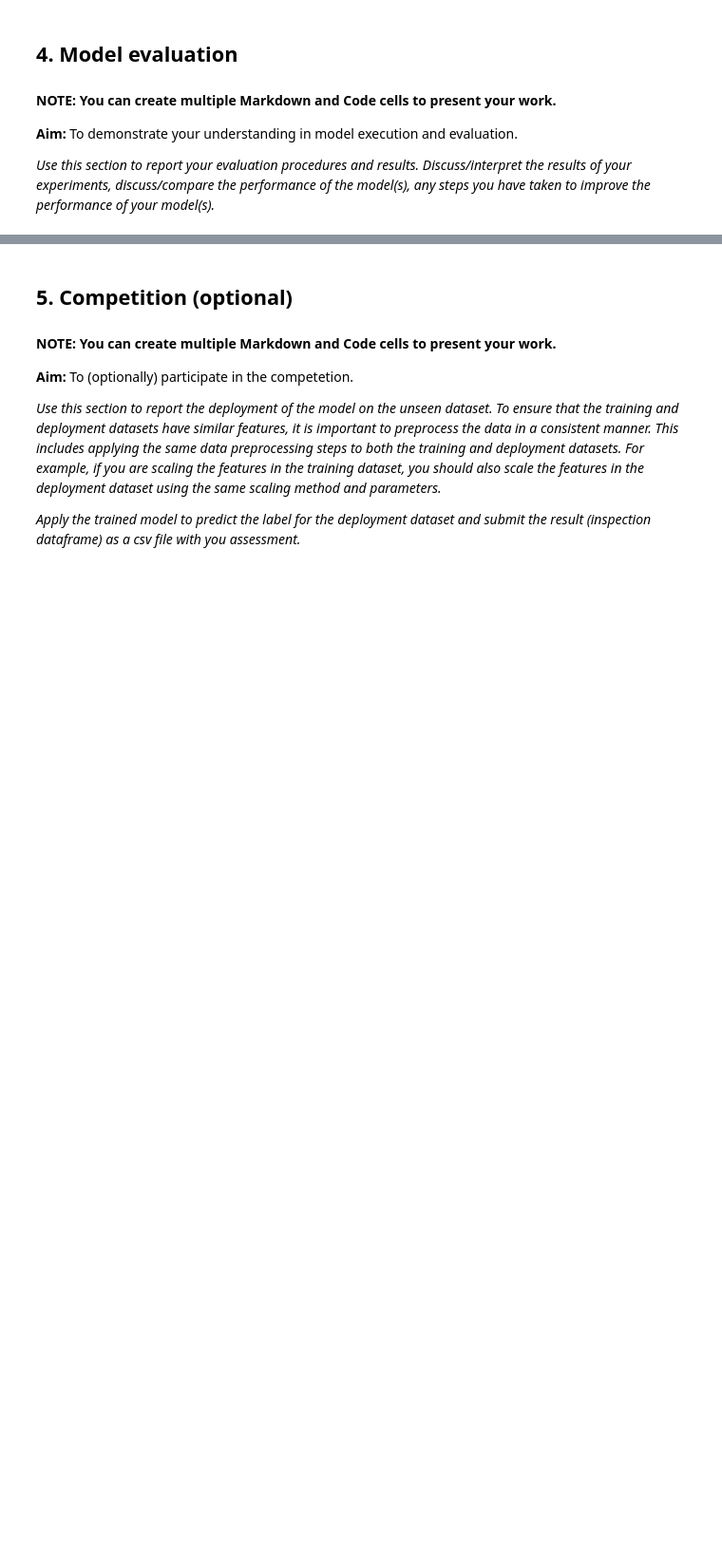
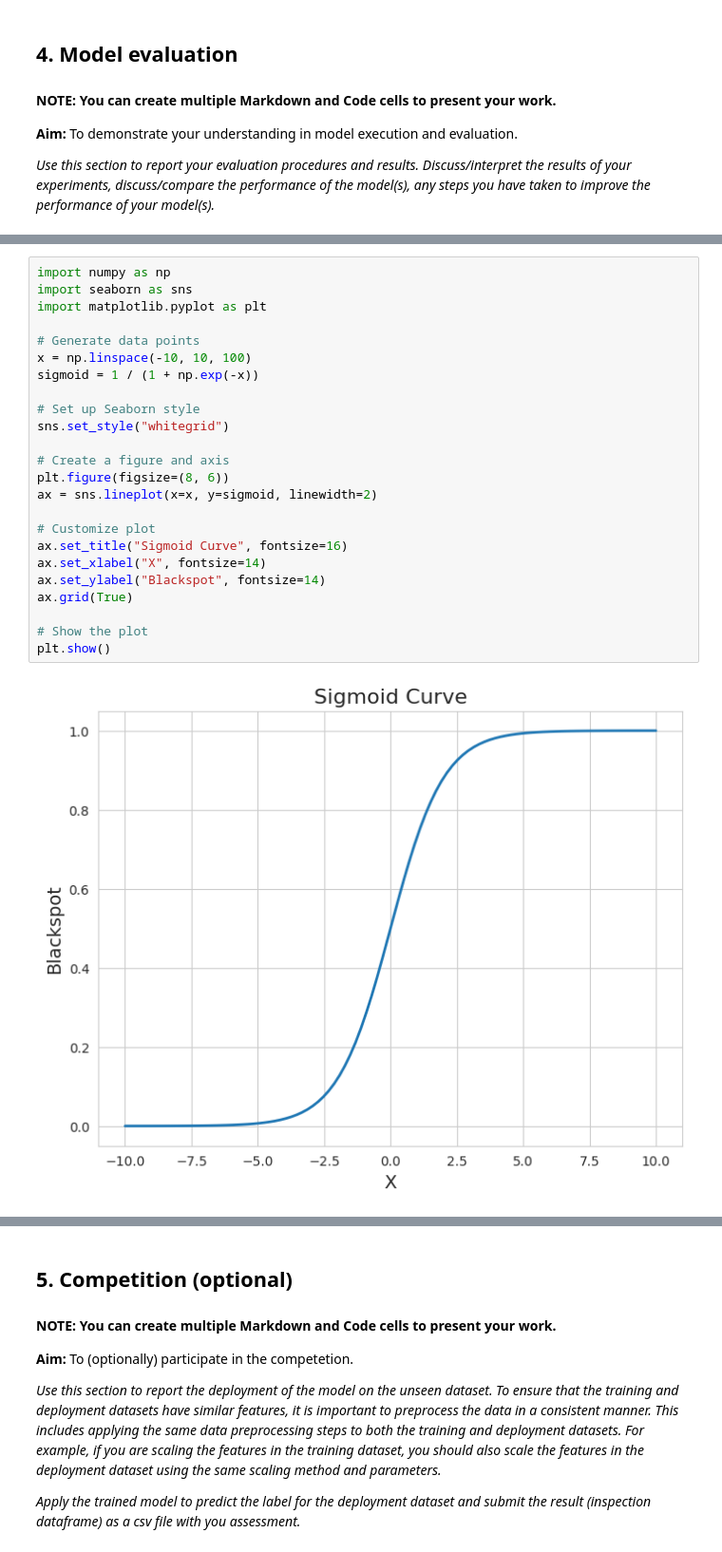
Before and after one commit to ItsSHALINISuresh/ML-in-Business, a Jupyter notebook: MIS710 Assignment/MIS710_A1_Template_T2_2023.ipynb, the cells around one changed output, grey strips where cells are left out. Shown at 95% size. Saved outputs shown, nothing was run; the diff lists cells and outputs as text; blank space fills up the shorter version.

```diff
--- a/MIS710 Assignment/MIS710_A1_Template_T2_2023.ipynb
+++ b/MIS710 Assignment/MIS710_A1_Template_T2_2023.ipynb
@@ -470,0 +546,26 @@ _Use this section to report your evaluation procedures and results.  Discuss/int
+# %%
+import numpy as np
+import seaborn as sns
+import matplotlib.pyplot as plt
+
+# Generate data points
+x = np.linspace(-10, 10, 100)
+sigmoid = 1 / (1 + np.exp(-x))
+
+# Set up Seaborn style
+sns.set_style("whitegrid")
+
+# Create a figure and axis
+plt.figure(figsize=(8, 6))
+ax = sns.lineplot(x=x, y=sigmoid, linewidth=2)
+
+# Customize plot
+ax.set_title("Sigmoid Curve", fontsize=16)
+ax.set_xlabel("X", fontsize=14)
+ax.set_ylabel("Blackspot", fontsize=14)
+ax.grid(True)
+
+# Show the plot
+plt.show()
+# %% [output]
+[figure, added]
```
Also changed, not shown: parts of 12 cells of this notebook.
